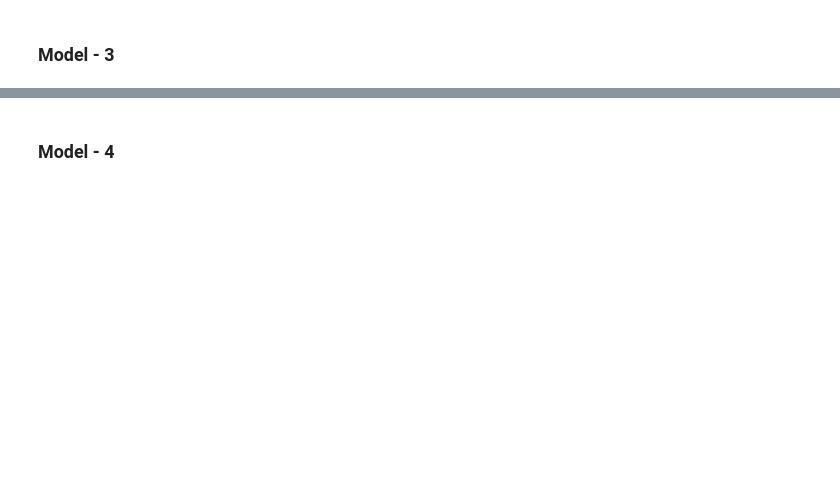
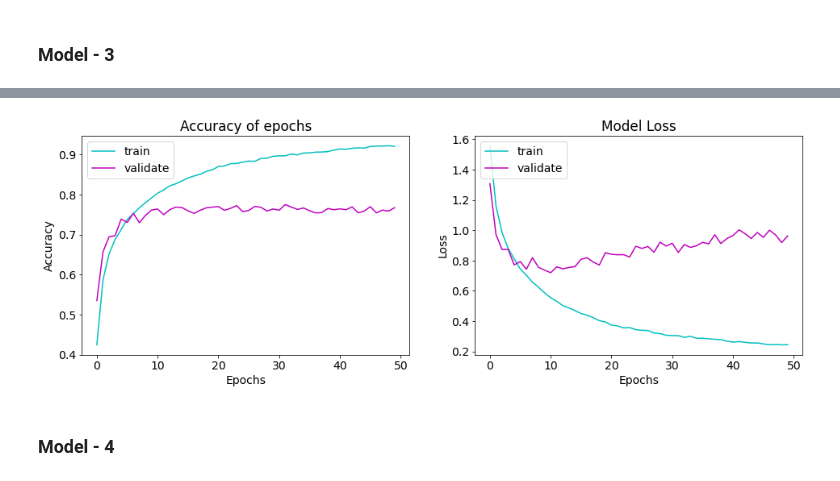
Before and after one commit to Miillya/Geekbrains, a Jupyter notebook: Введение в нейронные сети/Урок 4. Сверточные нейронные сети/hw_04.ipynb, the cells around one changed output, grey strips where cells are left out. Cells and saved outputs as stored; diff of their text form; code cells hidden in the pictures; blank space fills up the shorter version.

```diff
--- a/Введение в нейронные сети/Урок 4. Сверточные нейронные сети/hw_04.ipynb
+++ b/Введение в нейронные сети/Урок 4. Сверточные нейронные сети/hw_04.ipynb
@@ -306,3 +303,7 @@ plt.show()
+# %%
+plot_model(history_3)
+# %% [output]
+[figure, added]
 # %% [markdown]
 ### Model - 4
 # %%
```
Also changed, not shown: parts of 38 cells of this notebook.
